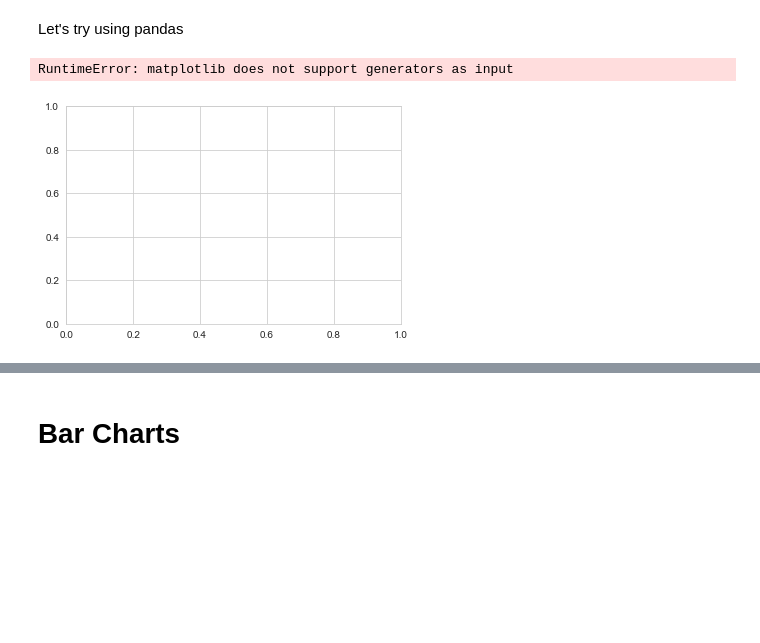
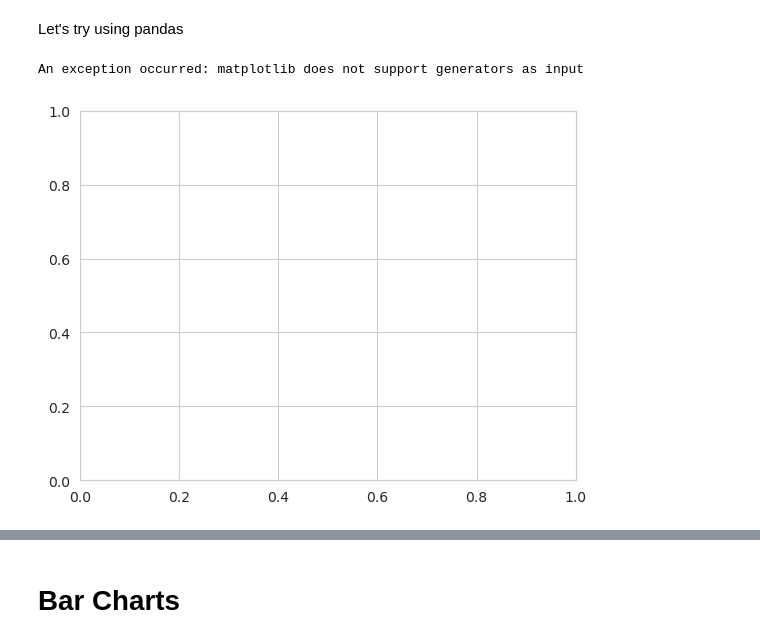
Before and after one commit to LuisAngelMendozaVelasco/Applied_Data_Science_with_Python_Specialization, a Jupyter notebook: Applied_Plotting-Charting_and_Data_Representation_in_Python/Week2/Labs/Week2.ipynb, the cells around one changed output, grey strips where cells are left out. Cells and saved outputs as stored; diff of their text form; code cells hidden in the pictures; blank space fills up the shorter version.

```diff
--- a/Applied_Plotting-Charting_and_Data_Representation_in_Python/Week2/Labs/Week2.ipynb
+++ b/Applied_Plotting-Charting_and_Data_Representation_in_Python/Week2/Labs/Week2.ipynb
@@ -368,11 +375,16 @@ Let's try using pandas
 # %%
 import pandas as pd
 
-plt.figure()
 observation_dates = np.arange('2017-01-01', '2017-01-09', dtype='datetime64[D]')
 observation_dates = map(pd.to_datetime, observation_dates) # trying to plot a map will result in an error
-plt.plot(observation_dates, linear_data, '-o',  observation_dates, exponential_data, '-o')
+
+try:
+    plt.figure()
+    plt.plot(observation_dates, linear_data, '-o',  observation_dates, exponential_data, '-o')
+    plt.show()
+except Exception as e:
+    print("An exception occurred:", e)
 # %% [output]
-RuntimeError: matplotlib does not support generators as input
+An exception occurred: matplotlib does not support generators as input
-[figure, old version]
+[figure, new version]
 # %%
```
Also changed, not shown: parts of 26 cells of this notebook, 14 other files.
